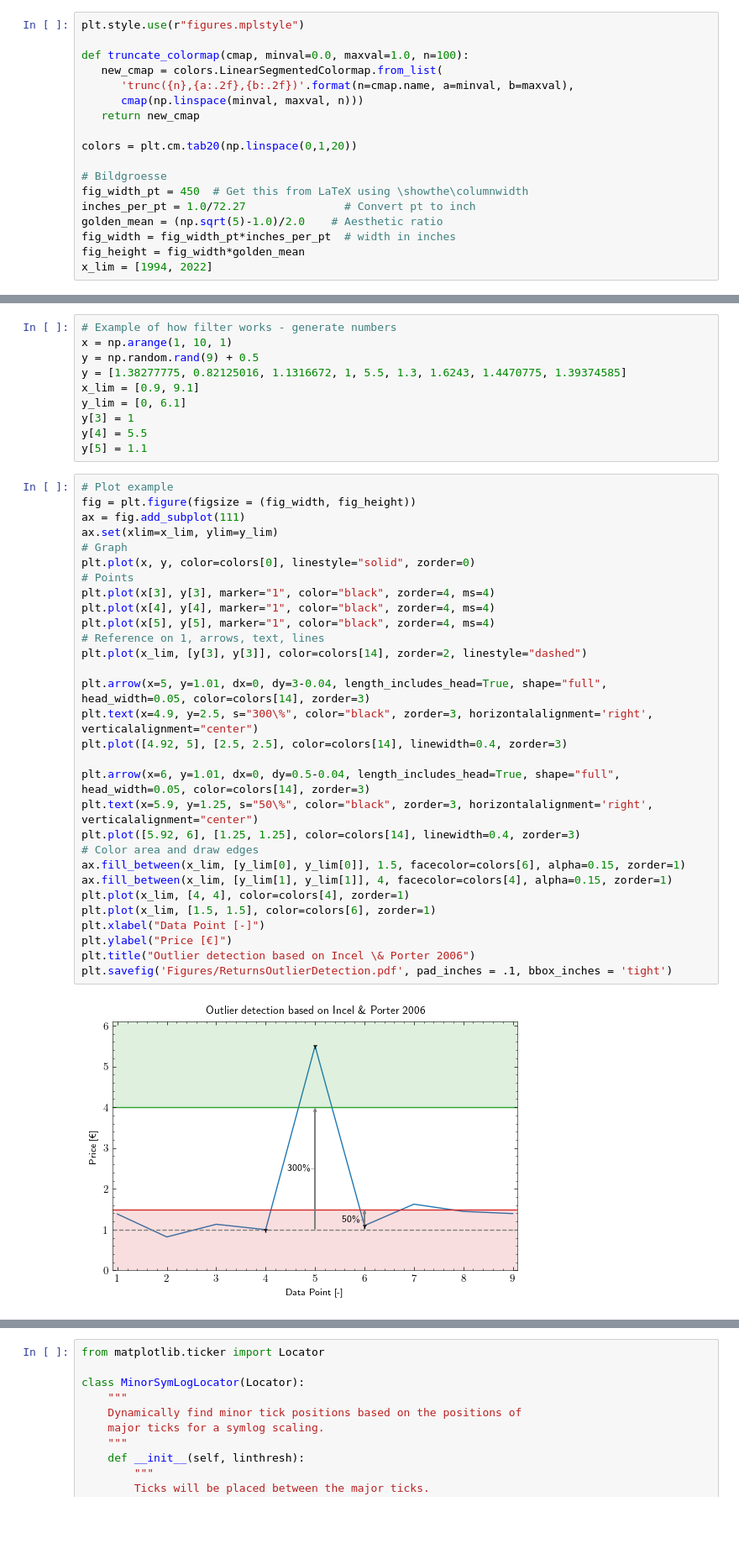
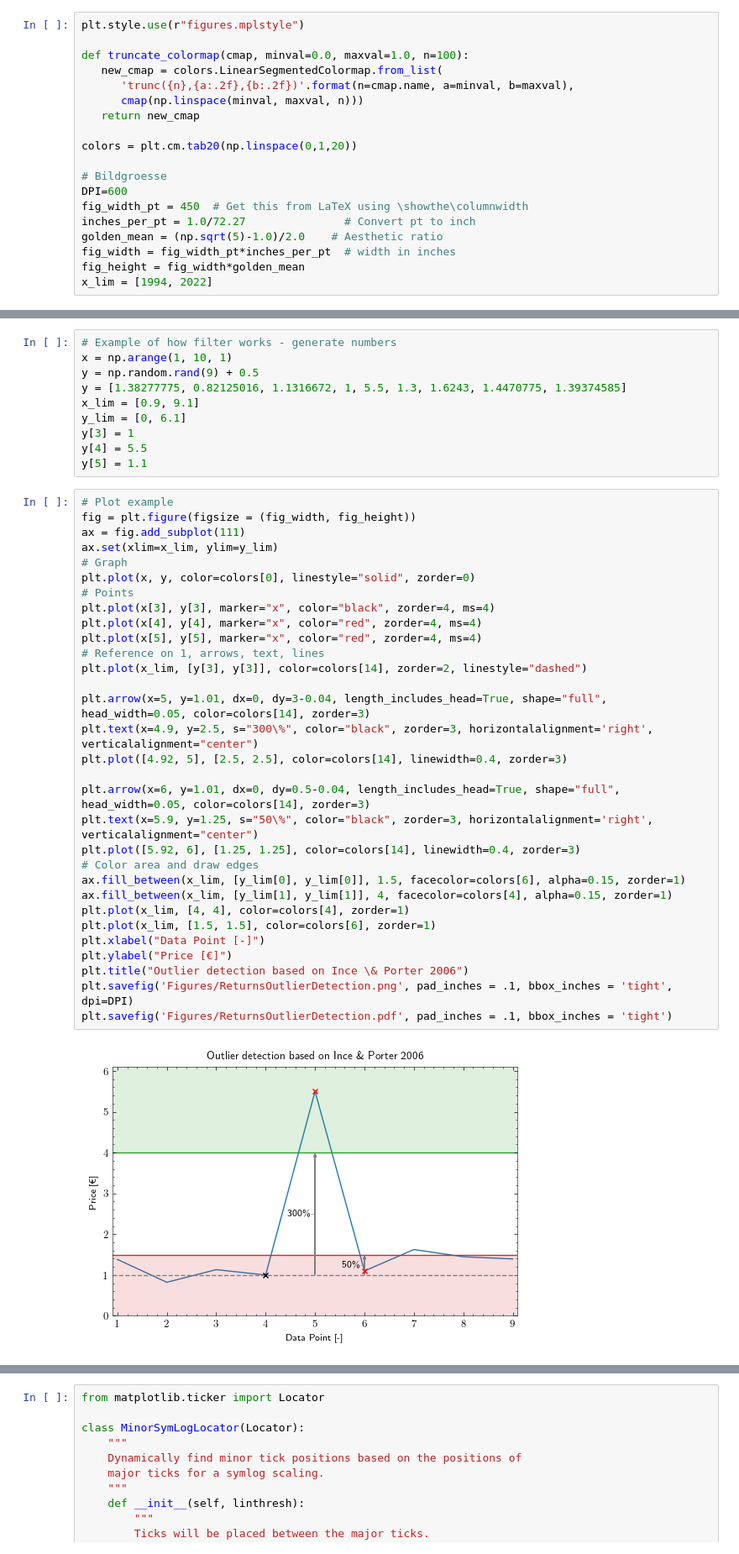
Before and after one commit to Mov0/FDS_Smart_Betas, a Jupyter notebook: Figures.ipynb, the cells around one changed output, grey strips where cells are left out. Shown: that part at 84% size. Drawn from its saved outputs; the diff is of its cells as text; blank space fills up the shorter version.

```diff
--- a/Figures.ipynb
+++ b/Figures.ipynb
@@ -19,6 +19,7 @@ def truncate_colormap(cmap, minval=0.0, maxval=1.0, n=100):
 colors = plt.cm.tab20(np.linspace(0,1,20))
 
 # Bildgroesse
+DPI=600
 fig_width_pt = 450  # Get this from LaTeX using \showthe\columnwidth
 inches_per_pt = 1.0/72.27               # Convert pt to inch
 golden_mean = (np.sqrt(5)-1.0)/2.0    # Aesthetic ratio
@@ -101,33 +103,34 @@ y[5] = 1.1
 # %%
 # Plot example
 fig = plt.figure(figsize = (fig_width, fig_height))
 ax = fig.add_subplot(111)
 ax.set(xlim=x_lim, ylim=y_lim)
 # Graph
 plt.plot(x, y, color=colors[0], linestyle="solid", zorder=0)
 # Points
-plt.plot(x[3], y[3], marker="1", color="black", zorder=4, ms=4)
-plt.plot(x[4], y[4], marker="1", color="black", zorder=4, ms=4)
-plt.plot(x[5], y[5], marker="1", color="black", zorder=4, ms=4)
+plt.plot(x[3], y[3], marker="x", color="black", zorder=4, ms=4)
+plt.plot(x[4], y[4], marker="x", color="red", zorder=4, ms=4)
+plt.plot(x[5], y[5], marker="x", color="red", zorder=4, ms=4)
 # Reference on 1, arrows, text, lines
 plt.plot(x_lim, [y[3], y[3]], color=colors[14], zorder=2, linestyle="dashed")
 
 plt.arrow(x=5, y=1.01, dx=0, dy=3-0.04, length_includes_head=True, shape="full", head_width=0.05, color=colors[14], zorder=3)
 plt.text(x=4.9, y=2.5, s="300\%", color="black", zorder=3, horizontalalignment='right', verticalalignment="center")
 plt.plot([4.92, 5], [2.5, 2.5], color=colors[14], linewidth=0.4, zorder=3)
 
 plt.arrow(x=6, y=1.01, dx=0, dy=0.5-0.04, length_includes_head=True, shape="full", head_width=0.05, color=colors[14], zorder=3)
 plt.text(x=5.9, y=1.25, s="50\%", color="black", zorder=3, horizontalalignment='right', verticalalignment="center")
 plt.plot([5.92, 6], [1.25, 1.25], color=colors[14], linewidth=0.4, zorder=3)
 # Color area and draw edges
 ax.fill_between(x_lim, [y_lim[0], y_lim[0]], 1.5, facecolor=colors[6], alpha=0.15, zorder=1)
 ax.fill_between(x_lim, [y_lim[1], y_lim[1]], 4, facecolor=colors[4], alpha=0.15, zorder=1)
 plt.plot(x_lim, [4, 4], color=colors[4], zorder=1)
 plt.plot(x_lim, [1.5, 1.5], color=colors[6], zorder=1)
 plt.xlabel("Data Point [-]")
 plt.ylabel("Price [€]")
-plt.title("Outlier detection based on Incel \& Porter 2006")
+plt.title("Outlier detection based on Ince \& Porter 2006")
+plt.savefig('Figures/ReturnsOutlierDetection.png', pad_inches = .1, bbox_inches = 'tight', dpi=DPI)
 plt.savefig('Figures/ReturnsOutlierDetection.pdf', pad_inches = .1, bbox_inches = 'tight')
 # %% [output]
-[figure, old version]
+[figure, new version]
 # %%
```
Also changed, not shown: parts of 9 cells of this notebook, 18 other files.
